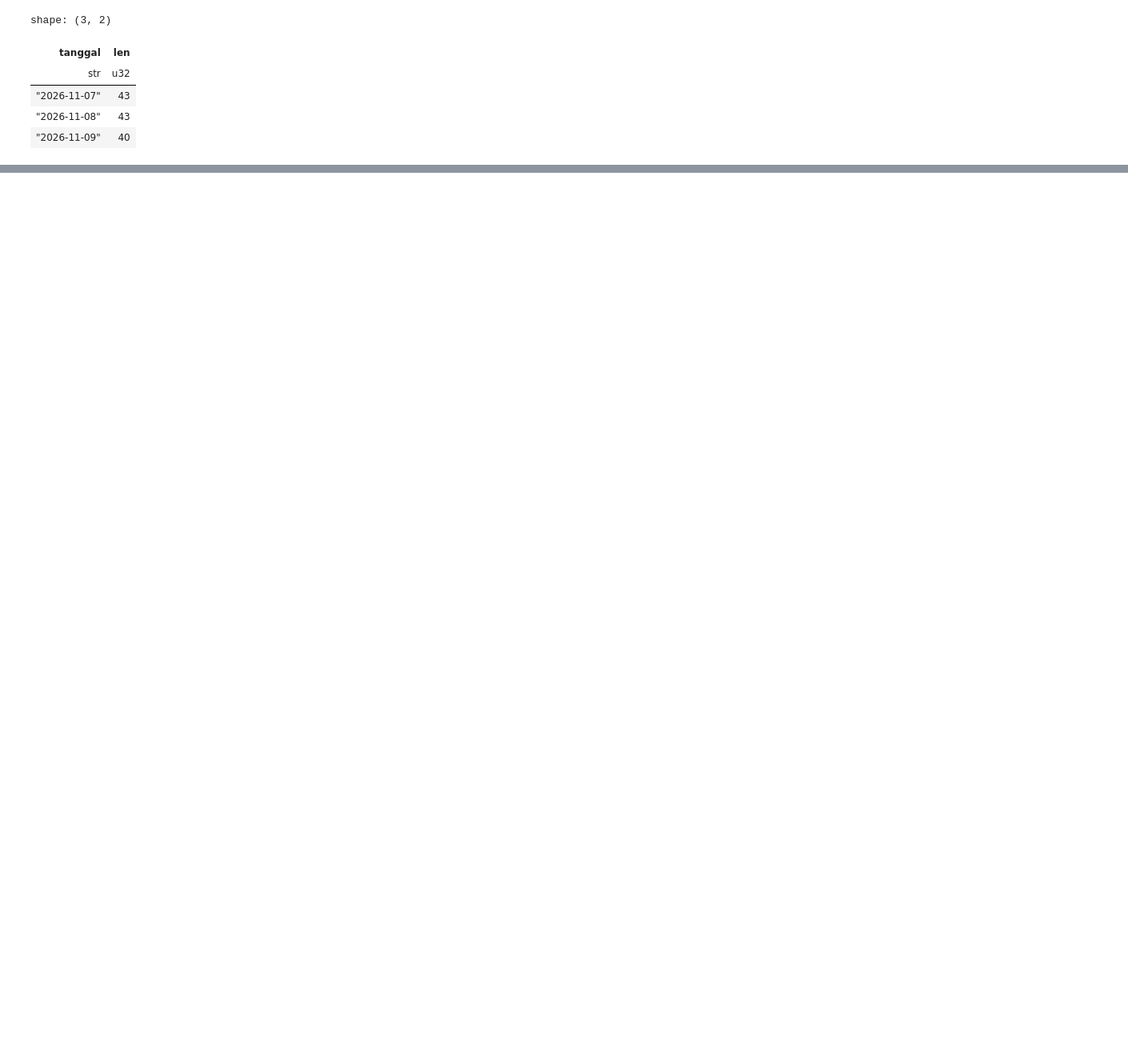
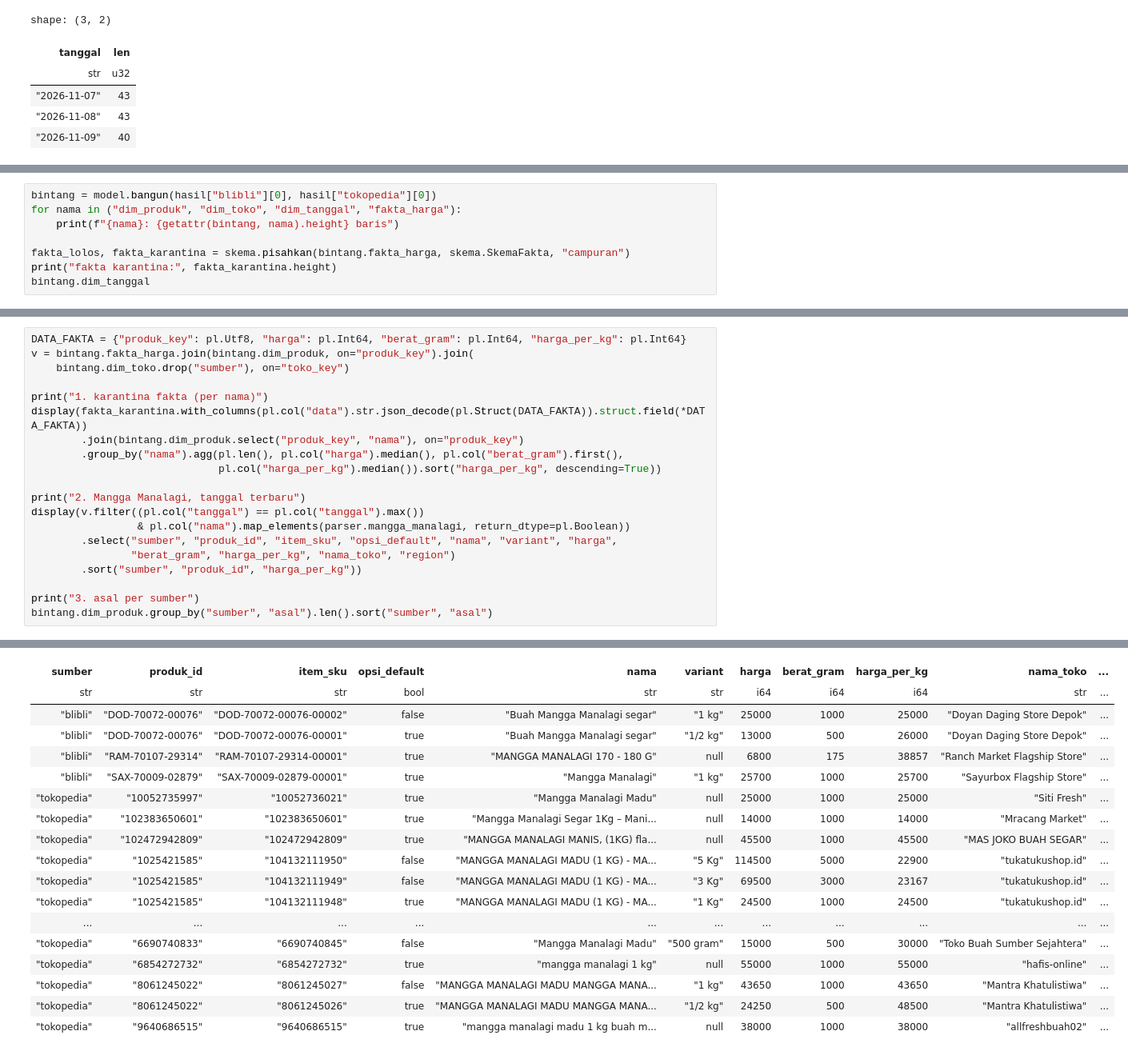
Before and after one commit to Daffwa/kebun_ibu, a Jupyter notebook: data-science/transform/transform.ipynb, the cells around one changed output, grey strips where cells are left out. Shown at 80% size. Saved outputs shown, nothing was run; the diff lists cells and outputs as text; blank space fills up the shorter version.

Commit message:
Task 6-7: validasi Pandera, karantina, star schema

```diff
--- a/data-science/transform/transform.ipynb
+++ b/data-science/transform/transform.ipynb
@@ -876,0 +897,8 @@ shape: (3, 2)
+# %%
+bintang = model.bangun(hasil["blibli"][0], hasil["tokopedia"][0])
+for nama in ("dim_produk", "dim_toko", "dim_tanggal", "fakta_harga"):
+    print(f"{nama}: {getattr(bintang, nama).height} baris")
+
+fakta_lolos, fakta_karantina = skema.pisahkan(bintang.fakta_harga, skema.SkemaFakta, "campuran")
+print("fakta karantina:", fakta_karantina.height)
+bintang.dim_tanggal
@@ -876,0 +937,21 @@ shape: (3, 2)
+# %%
+DATA_FAKTA = {"produk_key": pl.Utf8, "harga": pl.Int64, "berat_gram": pl.Int64, "harga_per_kg": pl.Int64}
+v = bintang.fakta_harga.join(bintang.dim_produk, on="produk_key").join(
+    bintang.dim_toko.drop("sumber"), on="toko_key")
+
+print("1. karantina fakta (per nama)")
+display(fakta_karantina.with_columns(pl.col("data").str.json_decode(pl.Struct(DATA_FAKTA)).struct.field(*DATA_FAKTA))
+        .join(bintang.dim_produk.select("produk_key", "nama"), on="produk_key")
+        .group_by("nama").agg(pl.len(), pl.col("harga").median(), pl.col("berat_gram").first(),
+                              pl.col("harga_per_kg").median()).sort("harga_per_kg", descending=True))
+
+print("2. Mangga Manalagi, tanggal terbaru")
+display(v.filter((pl.col("tanggal") == pl.col("tanggal").max())
+                 & pl.col("nama").map_elements(parser.mangga_manalagi, return_dtype=pl.Boolean))
+        .select("sumber", "produk_id", "item_sku", "opsi_default", "nama", "variant", "harga",
+                "berat_gram", "harga_per_kg", "nama_toko", "region")
+        .sort("sumber", "produk_id", "harga_per_kg"))
+
+print("3. asal per sumber")
+bintang.dim_produk.group_by("sumber", "asal").len().sort("sumber", "asal")
+# %% [output]
@@ -876,0 +980,18 @@ shape: (3, 2)
+| sumber | produk_id | item_sku | opsi_default | nama | variant | harga | berat_gram | harga_per_kg | nama_toko | ... |
+| str | str | str | bool | str | str | i64 | i64 | i64 | str | ... |
+| "blibli" | "DOD-70072-00076" | "DOD-70072-00076-00002" | false | "Buah Mangga Manalagi segar" | "1 kg" | 25000 | 1000 | 25000 | "Doyan Daging Store Depok" | ... |
+| "blibli" | "DOD-70072-00076" | "DOD-70072-00076-00001" | true | "Buah Mangga Manalagi segar" | "1/2 kg" | 13000 | 500 | 26000 | "Doyan Daging Store Depok" | ... |
+| "blibli" | "RAM-70107-29314" | "RAM-70107-29314-00001" | true | "MANGGA MANALAGI 170 - 180 G" | null | 6800 | 175 | 38857 | "Ranch Market Flagship Store" | ... |
+| "blibli" | "SAX-70009-02879" | "SAX-70009-02879-00001" | true | "Mangga Manalagi" | "1 kg" | 25700 | 1000 | 25700 | "Sayurbox Flagship Store" | ... |
+| "tokopedia" | "10052735997" | "10052736021" | true | "Mangga Manalagi Madu" | null | 25000 | 1000 | 25000 | "Siti Fresh" | ... |
+| "tokopedia" | "102383650601" | "102383650601" | true | "Mangga Manalagi Segar 1Kg – Mani... | null | 14000 | 1000 | 14000 | "Mracang Market" | ... |
+| "tokopedia" | "102472942809" | "102472942809" | true | "MANGGA MANALAGI MANIS, (1KG) fla... | null | 45500 | 1000 | 45500 | "MAS JOKO BUAH SEGAR" | ... |
+| "tokopedia" | "1025421585" | "104132111950" | false | "MANGGA MANALAGI MADU (1 KG) - MA... | "5 Kg" | 114500 | 5000 | 22900 | "tukatukushop.id" | ... |
+| "tokopedia" | "1025421585" | "104132111949" | false | "MANGGA MANALAGI MADU (1 KG) - MA... | "3 Kg" | 69500 | 3000 | 23167 | "tukatukushop.id" | ... |
+| "tokopedia" | "1025421585" | "104132111948" | true | "MANGGA MANALAGI MADU (1 KG) - MA... | "1 Kg" | 24500 | 1000 | 24500 | "tukatukushop.id" | ... |
+| ... | ... | ... | ... | ... | ... | ... | ... | ... | ... | ... |
+| "tokopedia" | "6690740833" | "6690740845" | false | "Mangga Manalagi Madu" | "500 gram" | 15000 | 500 | 30000 | "Toko Buah Sumber Sejahtera" | ... |
+| "tokopedia" | "6854272732" | "6854272732" | true | "mangga manalagi 1 kg" | null | 55000 | 1000 | 55000 | "hafis-online" | ... |
+| "tokopedia" | "8061245022" | "8061245027" | false | "MANGGA MANALAGI MADU MANGGA MANA... | "1 kg" | 43650 | 1000 | 43650 | "Mantra Khatulistiwa" | ... |
+| "tokopedia" | "8061245022" | "8061245026" | true | "MANGGA MANALAGI MADU MANGGA MANA... | "1/2 kg" | 24250 | 500 | 48500 | "Mantra Khatulistiwa" | ... |
+| "tokopedia" | "9640686515" | "9640686515" | true | "mangga manalagi madu 1 kg buah m... | null | 38000 | 1000 | 38000 | "allfreshbuah02" | ... |
```
Also changed, not shown: parts of 6 cells of this notebook, 6 other files.
